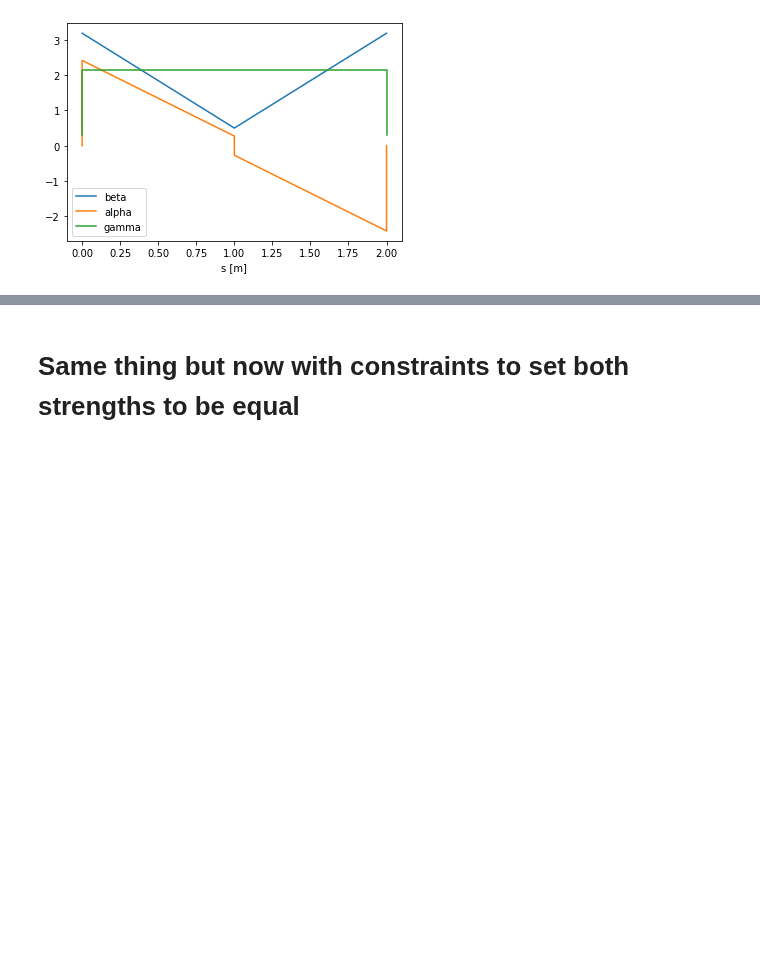
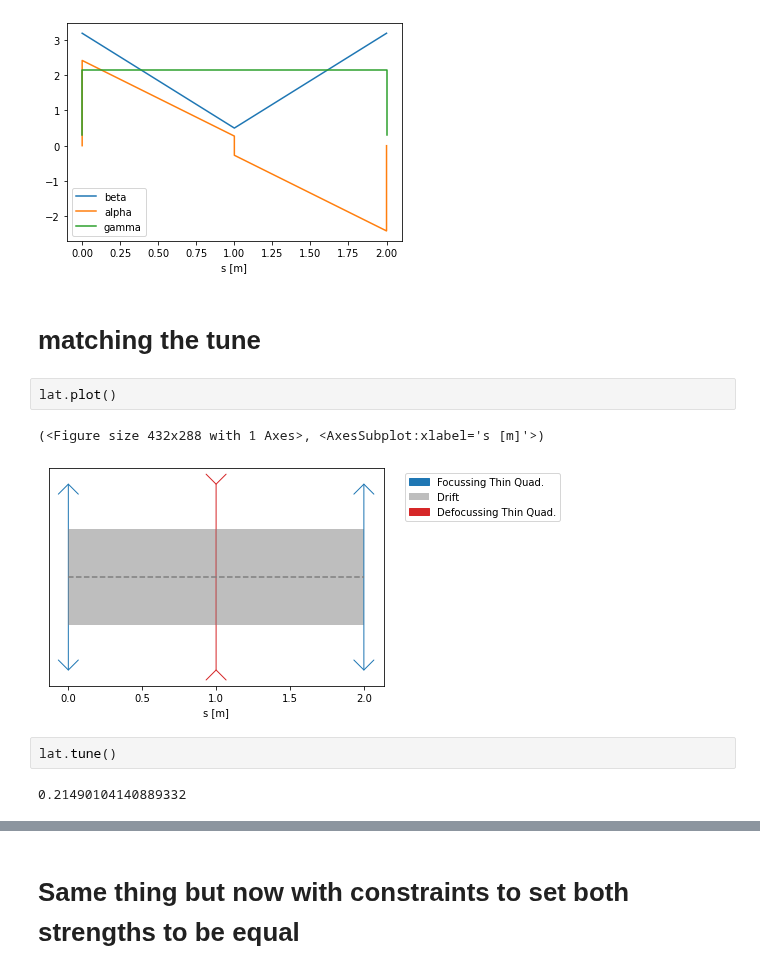
Before and after one commit to loiccoyle/pyaccelerator, a Jupyter notebook: noteboooks/matching.ipynb, the cells around one changed output, grey strips where cells are left out. Cells and saved outputs as stored; diff of their text form; blank space fills up the shorter version.

Commit message:
add tune matching example

```diff
--- a/noteboooks/matching.ipynb
+++ b/noteboooks/matching.ipynb
@@ -144,3 +141,14 @@ matched.twiss().plot()
 # %% [output]
 (<Figure size 432x288 with 1 Axes>, <AxesSubplot:xlabel='s [m]'>)
 [figure]
+# %% [markdown]
+# matching the tune
+# %%
+lat.plot()
+# %% [output]
+(<Figure size 432x288 with 1 Axes>, <AxesSubplot:xlabel='s [m]'>)
+[figure, added]
+# %%
+lat.tune()
+# %% [output]
+0.21490104140889332
```
Also changed, not shown: parts of 8 cells of this notebook.
